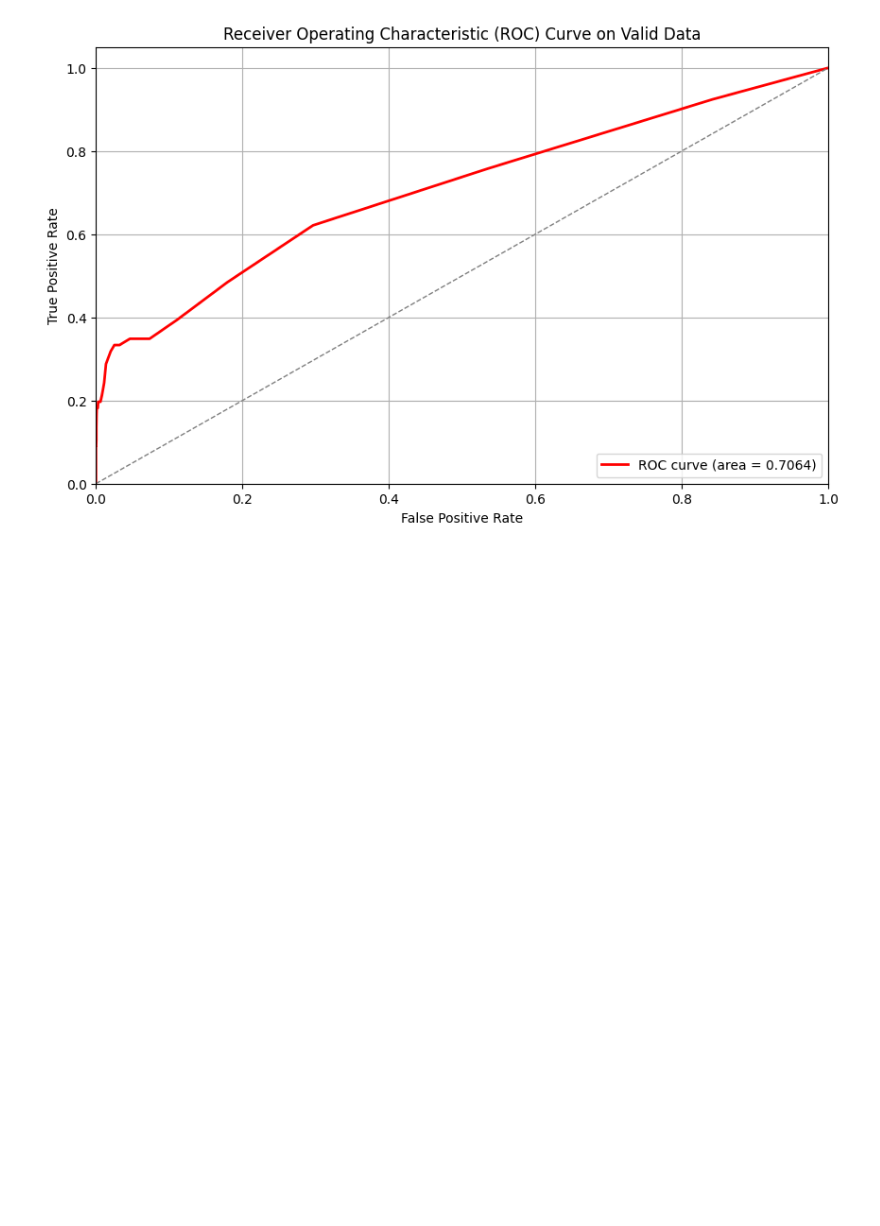
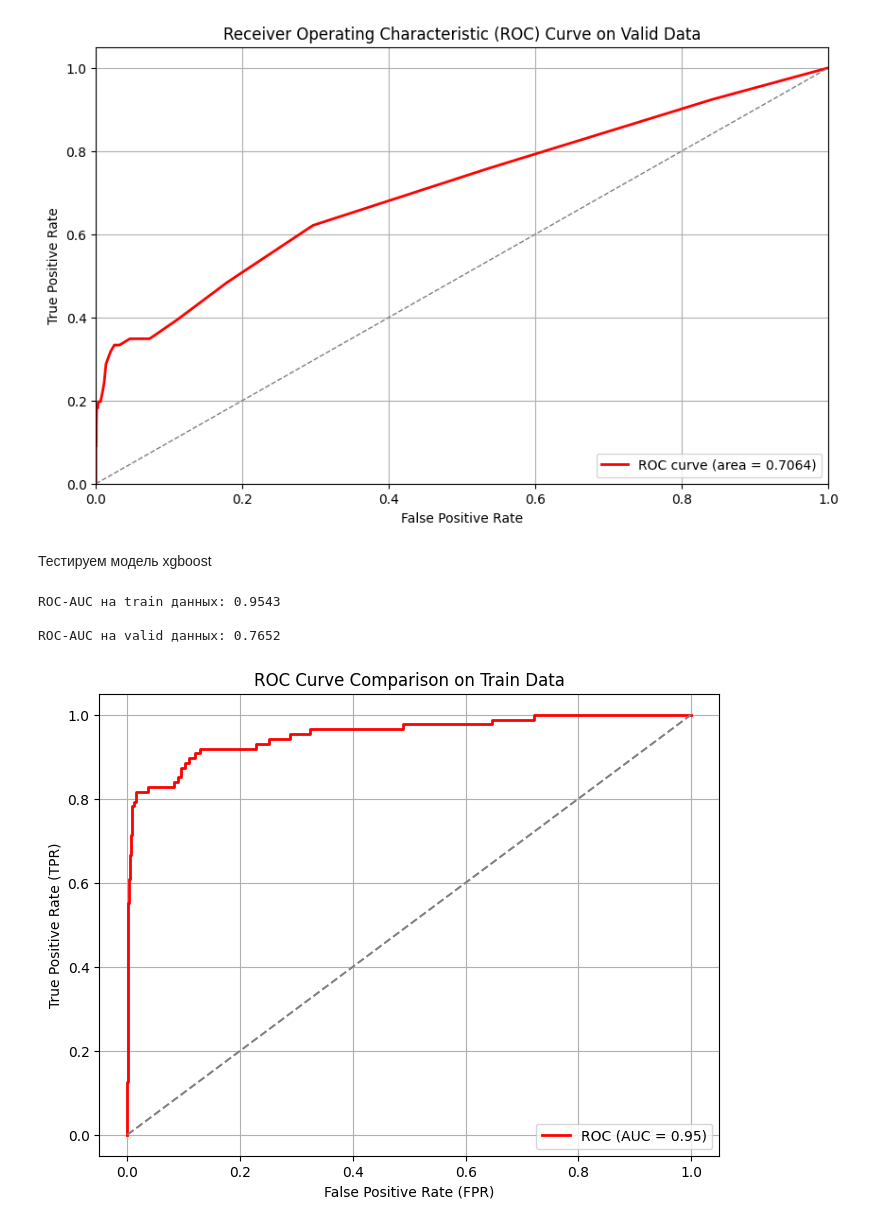
Before and after one commit to pogodaa/second_intensiv_predict_dataset_ot_samolyta, a Jupyter notebook: main.ipynb, the cells around one changed output. Drawn from its saved outputs; the diff is of its cells as text; code cells hidden in the pictures; blank space fills up the shorter version.

```diff
--- a/main.ipynb
+++ b/main.ipynb
@@ -470,3 +434,63 @@ plt.grid(True)
 plt.show()
 # %% [output]
 [figure]
+# %% [markdown]
+Тестируем модель xgboost
+# %%
+from xgboost import XGBClassifier
+
+# Преобразование данных
+X_train_transformed = preprocessor.fit_transform(X_train)
+X_valid_transformed = preprocessor.transform(X_valid)
+X_test_transformed = preprocessor.transform(X_test)
+
+# Создание и обучение модели XGBoost
+model = XGBClassifier(scale_pos_weight=len(y_train) / sum(y_train == 1),
+                      random_state=42,
+                      eval_metric='logloss',
+                      max_depth=30,
+                      n_estimators=500,
+                      learning_rate=0.1)
+
+model.fit(X_train_transformed, y_train)
+
+# Прогнозирование на тестовом наборе
+y_pred_xgb_test = model.predict(X_test_transformed)
+y_pred_prob_xgb_test = model.predict_proba(X_test_transformed)[:, 1]
+
+# Оценка на тестовом наборе
+roc_auc_test = roc_auc_score(y_test, y_pred_prob_xgb_test)
+print(f"ROC-AUC на train данных: {roc_auc_test:.4f}\n")
+
+# ROC-кривая для тестового набора
+fpr_test, tpr_test, _ = roc_curve(y_test, y_pred_prob_xgb_test)
+
+#########################################################################################
+
+# Прогнозирование на валидационном наборе
+y_pred_xgb_valid = model.predict(X_valid_transformed)
+y_pred_prob_xgb_valid = model.predict_proba(X_valid_transformed)[:, 1]
+
+# Оценка на валидационном наборе
+roc_auc_valid = roc_auc_score(y_valid, y_pred_prob_xgb_valid)
+print(f"ROC-AUC на valid данных: {roc_auc_valid:.4f}")
+
+# ROC-кривая для валидационного набора
+fpr_valid, tpr_valid, _ = roc_curve(y_valid, y_pred_prob_xgb_valid)
+# %% [output]
+ROC-AUC на train данных: 0.9543
+
+ROC-AUC на valid данных: 0.7652
+# %%
+# Построение графика
+plt.figure(figsize=(8, 6))
+plt.plot(fpr_test, tpr_test, color='red', lw=2, label=f'ROC (AUC = {roc_auc_test:.2f})')
+plt.plot([0, 1], [0, 1], color='gray', linestyle='--')  # Случайная классификация
+plt.xlabel('False Positive Rate (FPR)')
+plt.ylabel('True Positive Rate (TPR)')
+plt.title('ROC Curve Comparison on Train Data')
+plt.legend(loc='lower right')
+plt.grid(True)
+plt.show()
+# %% [output]
+[figure, added]
```
Also changed, not shown: parts of 3 cells of this notebook, 2 other files.
